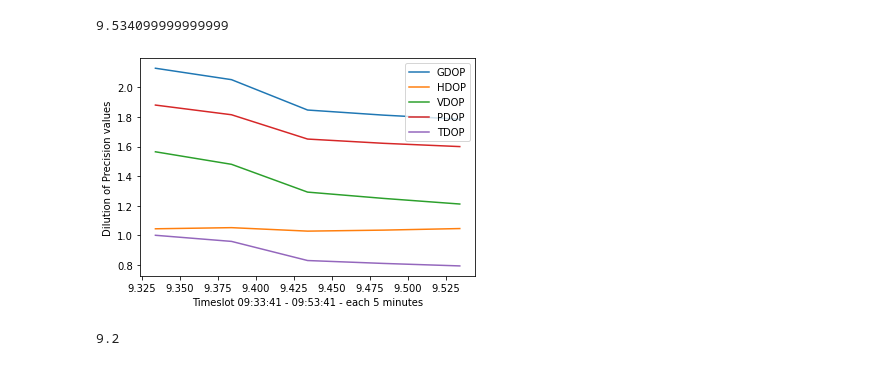
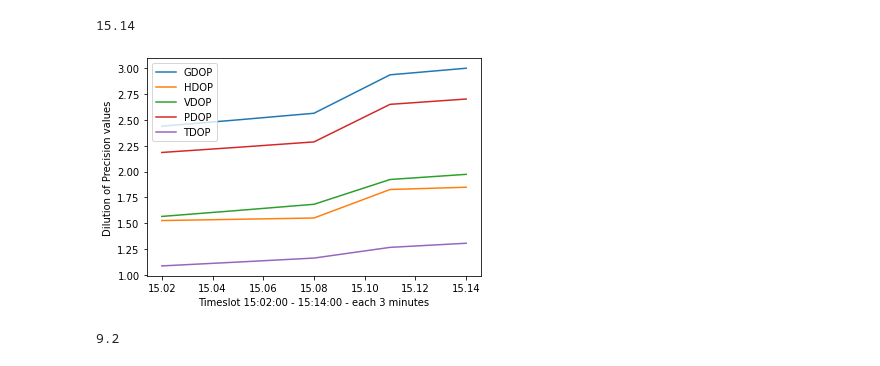
Before and after one commit to AIGheorg/Official_thesis_jupyternb, a Jupyter notebook: Implementation_final.ipynb, the cells around one changed output. Saved outputs shown, nothing was run; the diff lists cells and outputs as text; code cells hidden in the pictures.

Commit message:
Add files via upload
Final version of the script used for the thesis

```diff
--- a/Implementation_final.ipynb
+++ b/Implementation_final.ipynb
@@ -521,7 +552,7 @@ def filter_pointcloud(bblist,sat,linepts,eps2,sat_no,ant_rd):
             if os.path.isfile(os.path.join('D:/irina/Rezumate/delft/thesis/P3/data/pc_bits', fl)):
                 os.remove(os.path.join('D:/irina/Rezumate/delft/thesis/P3/data/pc_bits', fl))
 # %%
-def algorithm_2d(ant,sat,eps1,eps2,sat_no):
+def algorithm_2d(ant,sat,eps1,eps2,sat_no,tm):
     bblist=[]
     linepts=[]
 
@@ -530,7 +561,7 @@ def algorithm_2d(ant,sat,eps1,eps2,sat_no):
     for bbno in range(0,len(bblist)-2):
         linepts.append(bblist[bbno][0])
 
-    filter_pointcloud(bblist,sat,linepts,eps2,sat_no,ant)
+    filter_pointcloud(bblist,sat,linepts,eps2,sat_no,tm,ant)
 
     txtfnm="bbox_wkt "+str(sat_no)+".txt"
     with open(txtfnm,"w") as fl:
@@ -710,13 +794,14 @@ VDOP_val=[]
 DOP_vals=[]
 #sat_prn_above=[]
 #sat_prn_visib=[]
-
+time_ct=0 # this one is a counting variable for the moment of time
 prn_angles_tot=[]
-for h in range(9,10):
+ct1=1
+for h in range(15,16):
     visib_sat=[]
-    for mi in range(33,58,5):
-        s=41
-        tk=compute_time(11,21,h,mi,alm_data,s)
+    for mi in range(2,15,3):
+        s=0
+        tk=compute_time(12,18,h,mi,alm_data,s)
         #print(tk)
         print(h,mi,s)
         ecef_pts=[]
@@ -757,12 +842,15 @@ for h in range(9,10):
 
                 #print(name,new_point)
 
+        wkt_sat(rdnap_pts, antenna_rdnap,time_ct)
+        wkt_cyl_ax(rdnap_pts, antenna_rdnap,time_ct)
+        ascii_pc(antenna_rdnap,rdnap_pts,time_ct)
         print(len(rdnap_pts),len(ecef_above))
         elev_ang=[]
-        eps1=100 # length of the main diagonal for the rectangle bboxes
-        eps2=5 # length of the edge for the square boxes
+        eps1=220 # length of the main diagonal for the rectangle bboxes
+        eps2=7 # length of the edge for the square boxes
 
-        obstr_limit=9000
+        obstr_limit=15000
         obj_pts_no=obstr_limit/2
         r=eps2*math.sqrt(2)
         eps3=eps2 # length of straight rectangle width or length
@@ -771,14 +859,19 @@ for h in range(9,10):
         pos=0
         visib_sat_ecef=[]
         distribution_sat=[]
+        rdnap_plot=[]
+        #ct1=1
         for pt,nm,ec in zip(rdnap_pts,sat_prn_above,ecef_above):
+            az0=azimuth(antenna_rdnap,pt)
             el=elev(antenna_rdnap,pt)
             elev_ang.append(el)
-            print("elevation of -satellite-:",nm,el)
-            algorithm_2d(antenna_rdnap,pt,eps1,eps2,sat_no)
-            name="D:/irina/Rezumate/delft/thesis/P3/data/pc/pc"+str(sat_no)+".LAZ"
+            print("elevation of -satellite-:",nm,el,az0)
+            algorithm_2d(antenna_rdnap,pt,eps1,eps2,nm,time_ct)
+            #print(nm)
+            name="D:/irina/Rezumate/delft/thesis/P3/data/pc/pc"+str(nm+time_ct)+".LAZ"
             points=read_ptcloud(name)
             num,distribution=algorithm_3d(antenna_rdnap,pt,r,points)
+            cyl_to_pc(distribution,nm,time_ct,name)
             distribution_sat.append(distribution)
             #print(num)
             pts_num=0
@@ -791,6 +884,7 @@ for h in range(9,10):
                 visib_sat_pos.append([nm,pt])
                 #print(ecef_above[pos])
                 ecef_for_enu.append(ecef_above[pos])
+                rdnap_plot.append(pt)
                 #if(pts_num<obj_pts_no):
 
 
@@ -799,11 +893,13 @@ for h in range(9,10):
                 visib_sat_pos.append([nm,pt])
                 #print(ecef_above[pos])
                 ecef_for_enu.append(ecef_above[pos])
+                rdnap_plot.append(pt)
 
             pos=pos+1
             sat_no=sat_no+1
             print(nm,num)
-
+        wkt_sat(rdnap_plot, antenna_rdnap,ct1)
+        wkt_cyl_ax(rdnap_plot, antenna_rdnap,ct1)
         prn_angles=[]
         #print(len(pos_sat))
         # sat_prn_visib=[]
@@ -873,6 +969,8 @@ for h in range(9,10):
         print(GDOP, PDOP, HDOP, TDOP, VDOP)
         print(len(GDOP_val),len(PDOP_val),len(HDOP_val),len(VDOP_val),len(TDOP_val))
         sat_no=sat_no+100-len(rdnap_pts)
+        time_ct=time_ct+100
+        ct1=ct1+100
         distrib_satellites.append(distribution_sat)
 
 
@@ -906,17 +1033,17 @@ elevation of -satellite-: 7.0 68.41894387663869
 # %%
 print(plot_time)
 plt.plot(plot_count,GDOP_val, label="GDOP")
 plt.plot(plot_count,HDOP_val, label="HDOP")
 plt.plot(plot_count,VDOP_val, label="VDOP")
 plt.plot(plot_count,PDOP_val, label="PDOP")
 plt.plot(plot_count,TDOP_val, label="TDOP")
 plt.legend()
-plt.xlabel("Timeslot 09:33:41 - 09:53:41 - each 5 minutes")
+plt.xlabel("Timeslot 15:02:00 - 15:14:00 - each 3 minutes")
 plt.ylabel("Dilution of Precision values")
 plt.show()
 # %% [output]
-9.534099999999999
+15.14
-[figure, old version]
+[figure, new version]
 # %%
 print(plot_time)
 plt.plot(plot_count,GDOP_val, label="GDOP")
```
Also changed, not shown: parts of 13 cells of this notebook.
